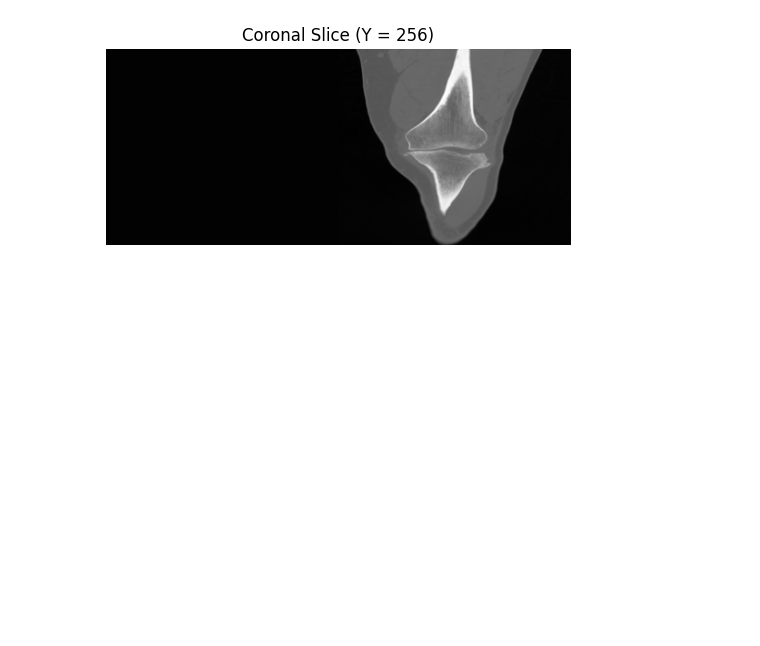
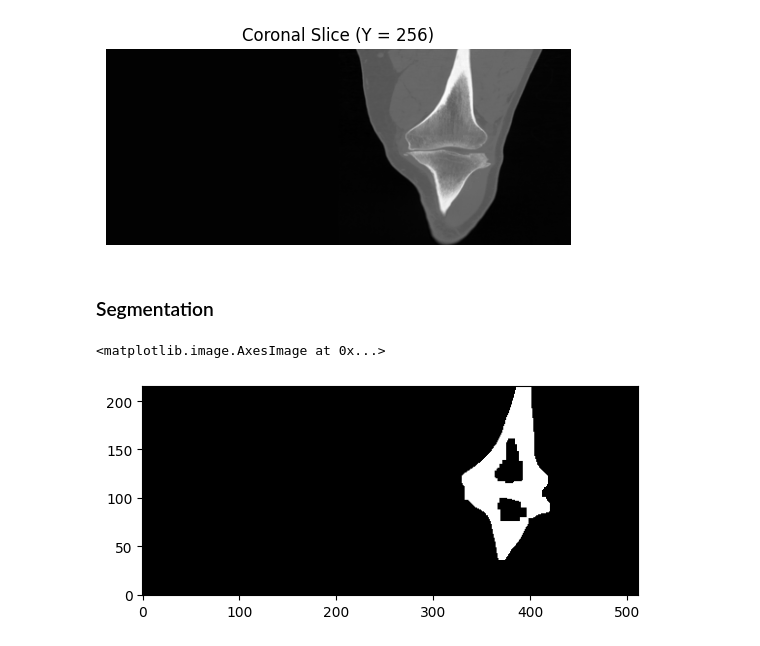
Before and after one commit to S-acharya57/Medical-Imaging-Tasks, a Jupyter notebook: ImageProcessingTask/eda.ipynb, the cells around one changed output. Saved outputs shown, nothing was run; the diff lists cells and outputs as text; code cells hidden in the pictures; blank space fills up the shorter version.

Commit message:
Basic segmentation with thresholding

```diff
--- a/ImageProcessingTask/eda.ipynb
+++ b/ImageProcessingTask/eda.ipynb
@@ -68,3 +68,5 @@ coronal_slice = image[:, coronal_slice_index+1, :]
 show_slice(coronal_slice, title=f'Coronal Slice (Y = {coronal_slice_index})')
 # %% [output]
 [figure]
+# %% [markdown]
+### Segmentation
@@ -70,0 +77,13 @@ show_slice(coronal_slice, title=f'Coronal Slice (Y = {coronal_slice_index})')
+# %%
+threshold_value = 190
+bone_mask = (coronal_slice > threshold_value).astype(np.uint8)
+
+# cleanup
+kernel = np.ones((7, 7), np.uint8)
+bone_mask = cv2.morphologyEx(bone_mask, cv2.MORPH_CLOSE, kernel)
+bone_mask = cv2.morphologyEx(bone_mask, cv2.MORPH_OPEN, kernel)
+# %%
+plt.imshow(bone_mask, cmap='gray', origin='lower')
+# %% [output]
+<matplotlib.image.AxesImage at 0x...>
+[figure, added]
```
Also changed, not shown: parts of 1 cell of this notebook.
